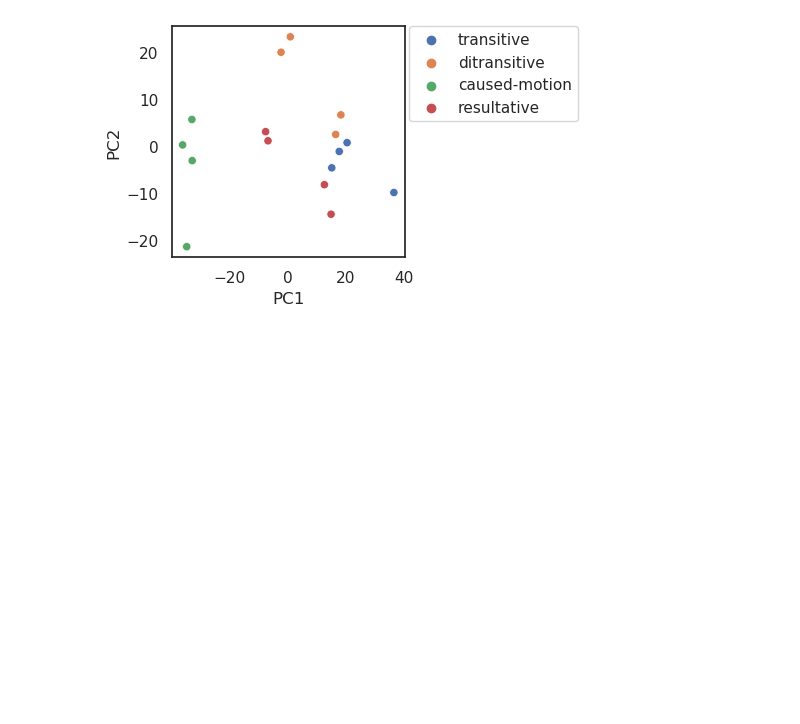
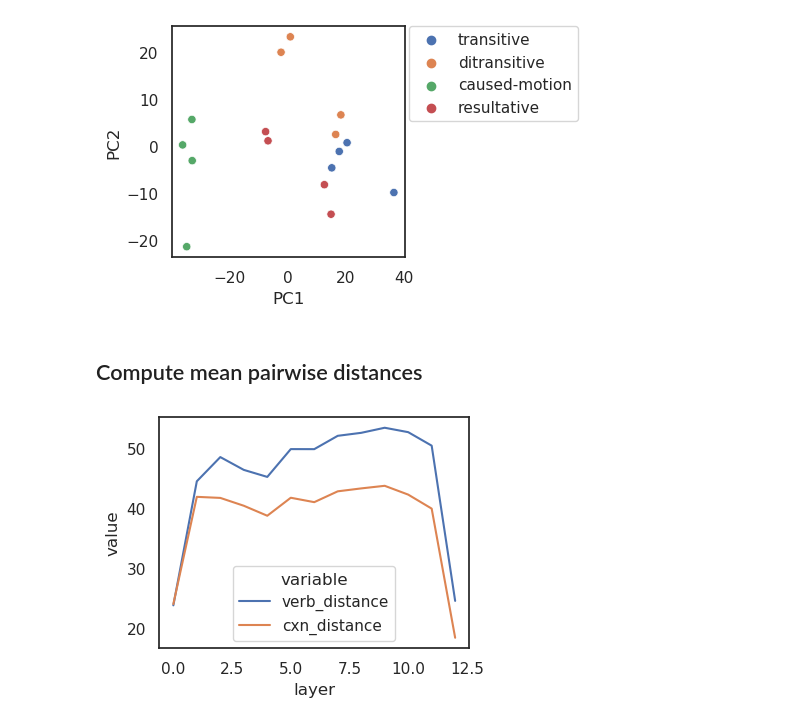
Before and after one commit to SPOClab-ca/neural-reality-constructions, a Jupyter notebook: notebooks/BenciniGoldberg.ipynb, the cells around one changed output. Drawn from its saved outputs; the diff is of its cells as text; code cells hidden in the pictures; blank space fills up the shorter version.

Commit message:
Plot average verb and cxn distances per layer

```diff
--- a/notebooks/BenciniGoldberg.ipynb
+++ b/notebooks/BenciniGoldberg.ipynb
@@ -81,3 +81,34 @@ plt.legend(bbox_to_anchor=(1.02, 1), loc='upper left', borderaxespad=0)
 plt.show()
 # %% [output]
 [figure]
+# %% [markdown]
+## Compute mean pairwise distances
+# %%
+def verb_cxn_mean_distance(layer):
+  verb_distances = []
+  cxn_distances = []
+  for i in range(16):
+    for j in range(i+1, 16):
+      dist = np.linalg.norm(sent_vecs[i][layer] - sent_vecs[j][layer])
+      if df.iloc[i].verb == df.iloc[j].verb:
+        verb_distances.append(dist)
+      if df.iloc[i].construction == df.iloc[j].construction:
+        cxn_distances.append(dist)
+  return np.mean(verb_distances), np.mean(cxn_distances)
+# %%
+layer_results = []
+for layer in range(13):
+  verb_distance, cxn_distance = verb_cxn_mean_distance(layer)
+  layer_results.append({
+    "layer": layer,
+    "verb_distance": verb_distance,
+    "cxn_distance": cxn_distance,
+  })
+layer_results = pd.DataFrame(layer_results)
+# %%
+sns.set(rc={'figure.figsize':(4, 3)})
+sns.set_style("white")
+sns.lineplot(data=layer_results.melt(id_vars=["layer"]), x="layer", y="value", hue="variable")
+plt.show()
+# %% [output]
+[figure, added]
```
Also changed, not shown: 1 other file.
